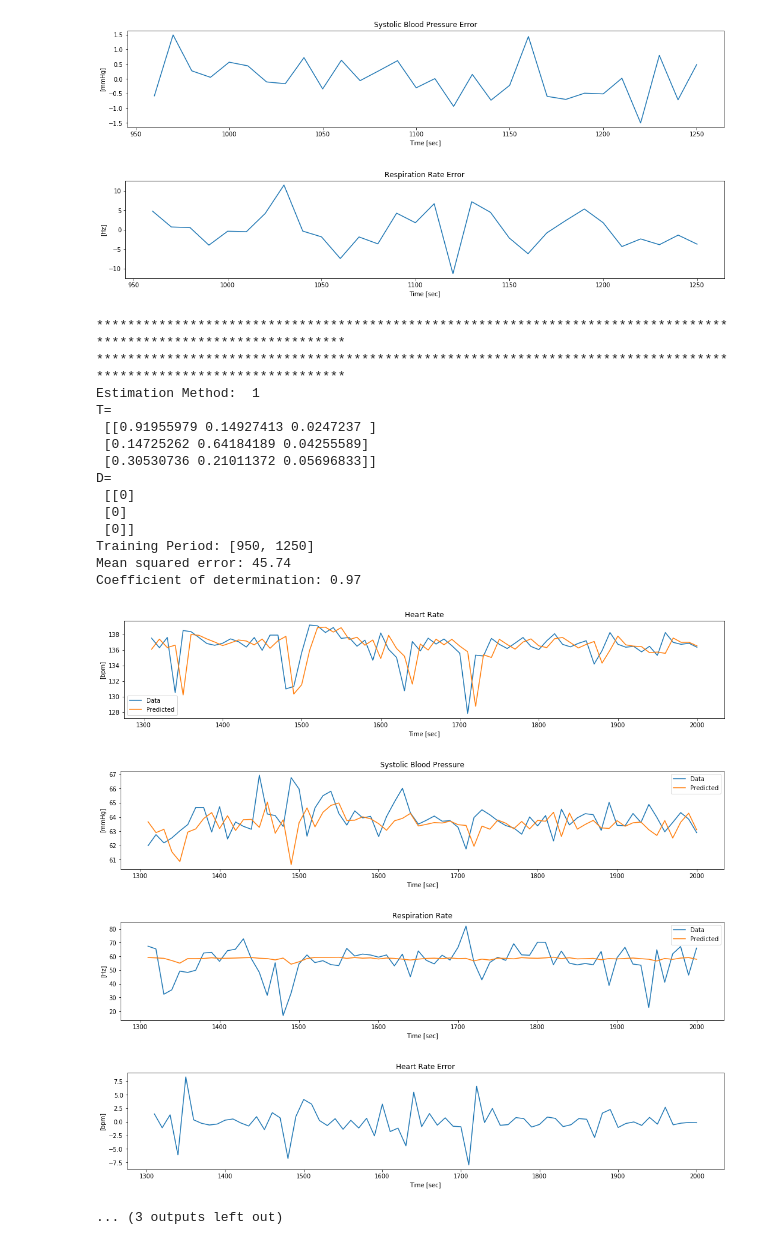
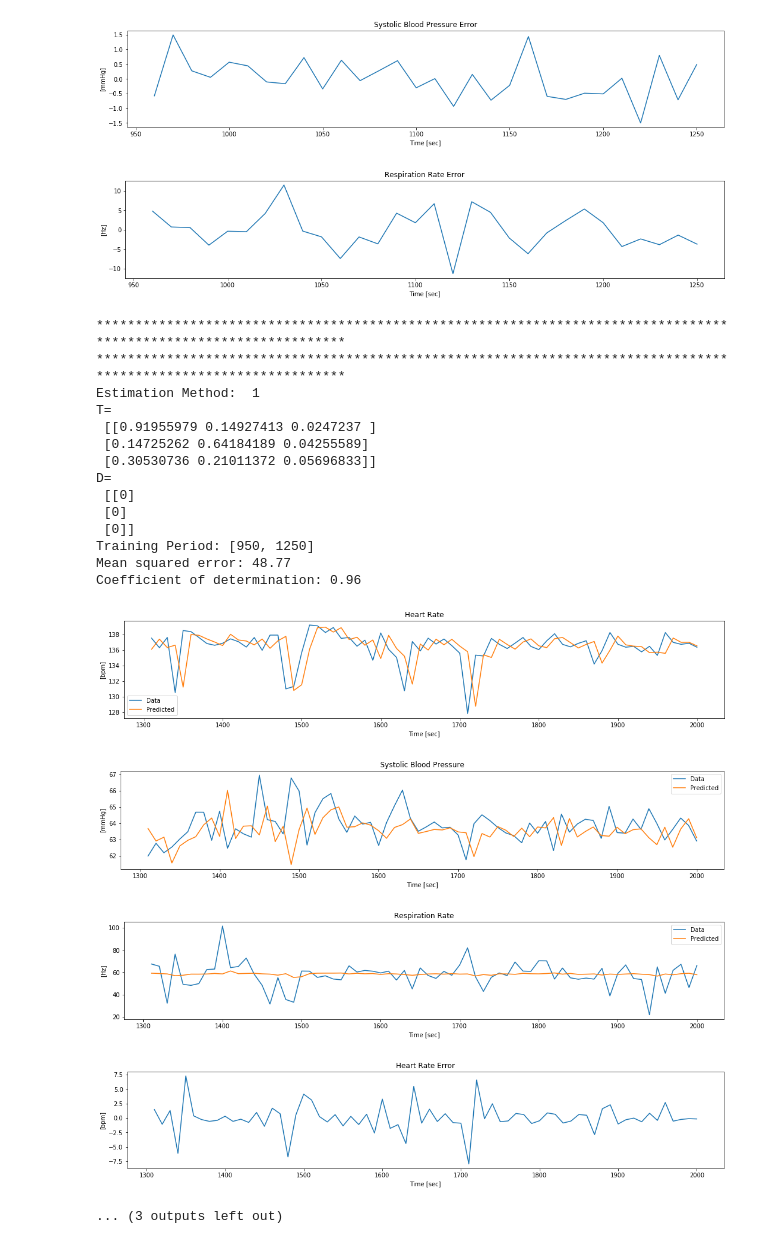
Before and after one commit to aliabufoul/SLDS, a Jupyter notebook: regression-example.ipynb, the cells around one changed output. Saved outputs shown, nothing was run; the diff lists cells and outputs as text; code cells hidden in the pictures.

```diff
--- a/regression-example.ipynb
+++ b/regression-example.ipynb
@@ -1,5 +45,5 @@
 # %%
-%run linear-regression.ipynb
+PATIENT_ID = "268269-2427"
 
 train_start = 950
 train_end = 1250
@@ -10,49 +54,49 @@ test_end = 1250
 test_start2 = 1300
 test_end2 = 2000
 
-model = find_T(train_start, train_end, None, 1)
+model = find_T(train_start, train_end, 1)
 
-prediction = test_T(model, test_start, test_end, None, None)
+prediction = test_T(model, test_start, test_end)
 print_prediction_results(prediction)
 
-prediction = test_T(model, test_start2, test_end2, None, None)
+prediction = test_T(model, test_start2, test_end2)
 print_prediction_results(prediction)
 # %% [output]
 *****************************************************************************************************************
 Estimation Method:  1
 T=
  [[0.91955979 0.14927413 0.0247237 ]
  [0.14725262 0.64184189 0.04255589]
  [0.30530736 0.21011372 0.05696833]]
 D=
  [[0]
  [0]
  [0]]
 Training Period: [950, 1250]
 Mean squared error: 7.65
 Coefficient of determination: 0.99
 [figure]
 [figure]
 [figure]
 [figure]
 [figure]
 [figure]
 *****************************************************************************************************************
 *****************************************************************************************************************
 Estimation Method:  1
 T=
  [[0.91955979 0.14927413 0.0247237 ]
  [0.14725262 0.64184189 0.04255589]
  [0.30530736 0.21011372 0.05696833]]
 D=
  [[0]
  [0]
  [0]]
 Training Period: [950, 1250]
-Mean squared error: 45.74
-Coefficient of determination: 0.97
+Mean squared error: 48.77
+Coefficient of determination: 0.96
-[figure, old version]
+[figure, new version]
-[figure, old version]
+[figure, new version]
-[figure, old version]
+[figure, new version]
-[figure, old version]
+[figure, new version]
 ... (3 outputs left out)
```
Also changed, not shown: parts of 4 cells of this notebook, 14 other files.
